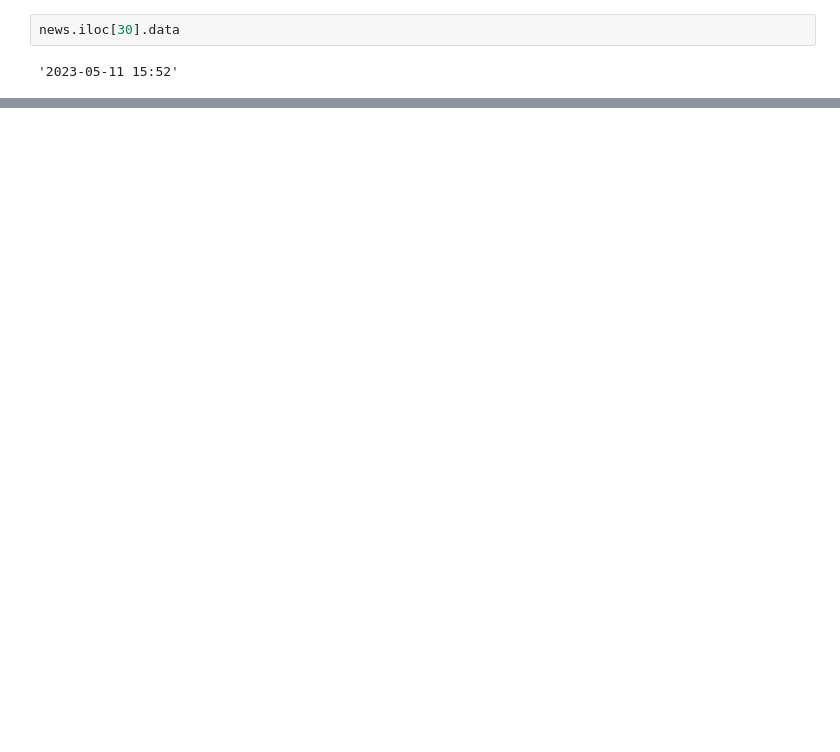
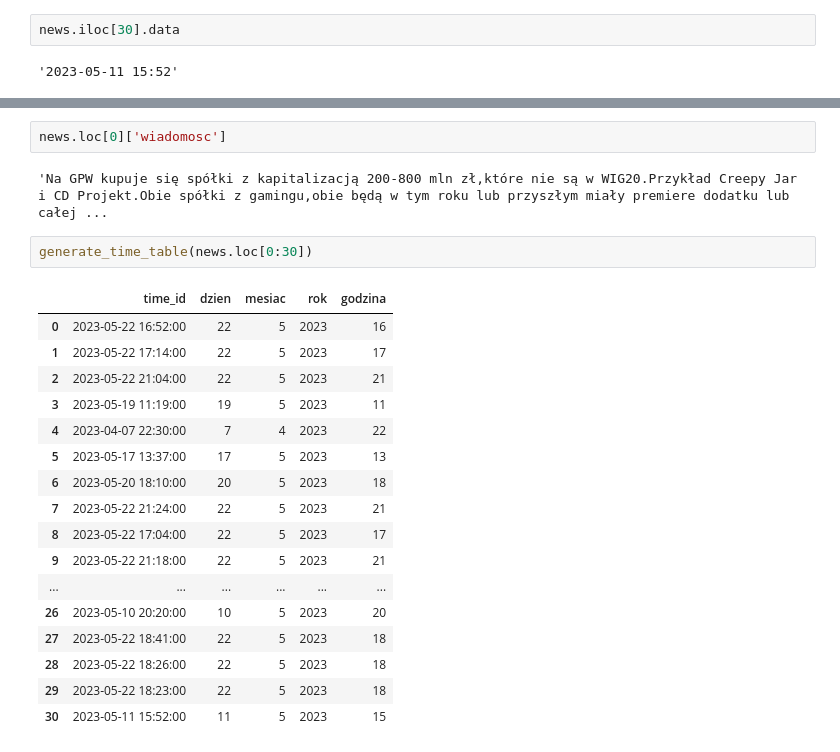
Before and after one commit to Tobias2705/Web_Crawler, a Jupyter notebook: src/components/bankier_scrapper/bankier_example.ipynb, the cells around one changed output, grey strips where cells are left out. Saved outputs shown, nothing was run; the diff lists cells and outputs as text; blank space fills up the shorter version.

Commit message:
Sentyment fix+ time csv +OOP

```diff
--- a/src/components/bankier_scrapper/bankier_example.ipynb
+++ b/src/components/bankier_scrapper/bankier_example.ipynb
@@ -52,0 +88,24 @@ news.iloc[30].data
+# %%
+news.loc[0]['wiadomosc']
+# %% [output]
+'Na GPW kupuje się spółki z kapitalizacją 200-800 mln zł,które nie są w WIG20.Przykład Creepy Jar i CD Projekt.Obie spółki z gamingu,obie będą w tym roku lub przyszłym miały premiere dodatku lub całej ...
+# %%
+generate_time_table(news.loc[0:30])
+# %% [output]
+|  | time_id | dzien | mesiac | rok | godzina |
+| 0 | 2023-05-22 16:52:00 | 22 | 5 | 2023 | 16 |
+| 1 | 2023-05-22 17:14:00 | 22 | 5 | 2023 | 17 |
+| 2 | 2023-05-22 21:04:00 | 22 | 5 | 2023 | 21 |
+| 3 | 2023-05-19 11:19:00 | 19 | 5 | 2023 | 11 |
+| 4 | 2023-04-07 22:30:00 | 7 | 4 | 2023 | 22 |
+| 5 | 2023-05-17 13:37:00 | 17 | 5 | 2023 | 13 |
+| 6 | 2023-05-20 18:10:00 | 20 | 5 | 2023 | 18 |
+| 7 | 2023-05-22 21:24:00 | 22 | 5 | 2023 | 21 |
+| 8 | 2023-05-22 17:04:00 | 22 | 5 | 2023 | 17 |
+| 9 | 2023-05-22 21:18:00 | 22 | 5 | 2023 | 21 |
+| ... | ... | ... | ... | ... | ... |
+| 26 | 2023-05-10 20:20:00 | 10 | 5 | 2023 | 20 |
+| 27 | 2023-05-22 18:41:00 | 22 | 5 | 2023 | 18 |
+| 28 | 2023-05-22 18:26:00 | 22 | 5 | 2023 | 18 |
+| 29 | 2023-05-22 18:23:00 | 22 | 5 | 2023 | 18 |
+| 30 | 2023-05-11 15:52:00 | 11 | 5 | 2023 | 15 |
```
Also changed, not shown: parts of 6 cells of this notebook, 3 other files.
